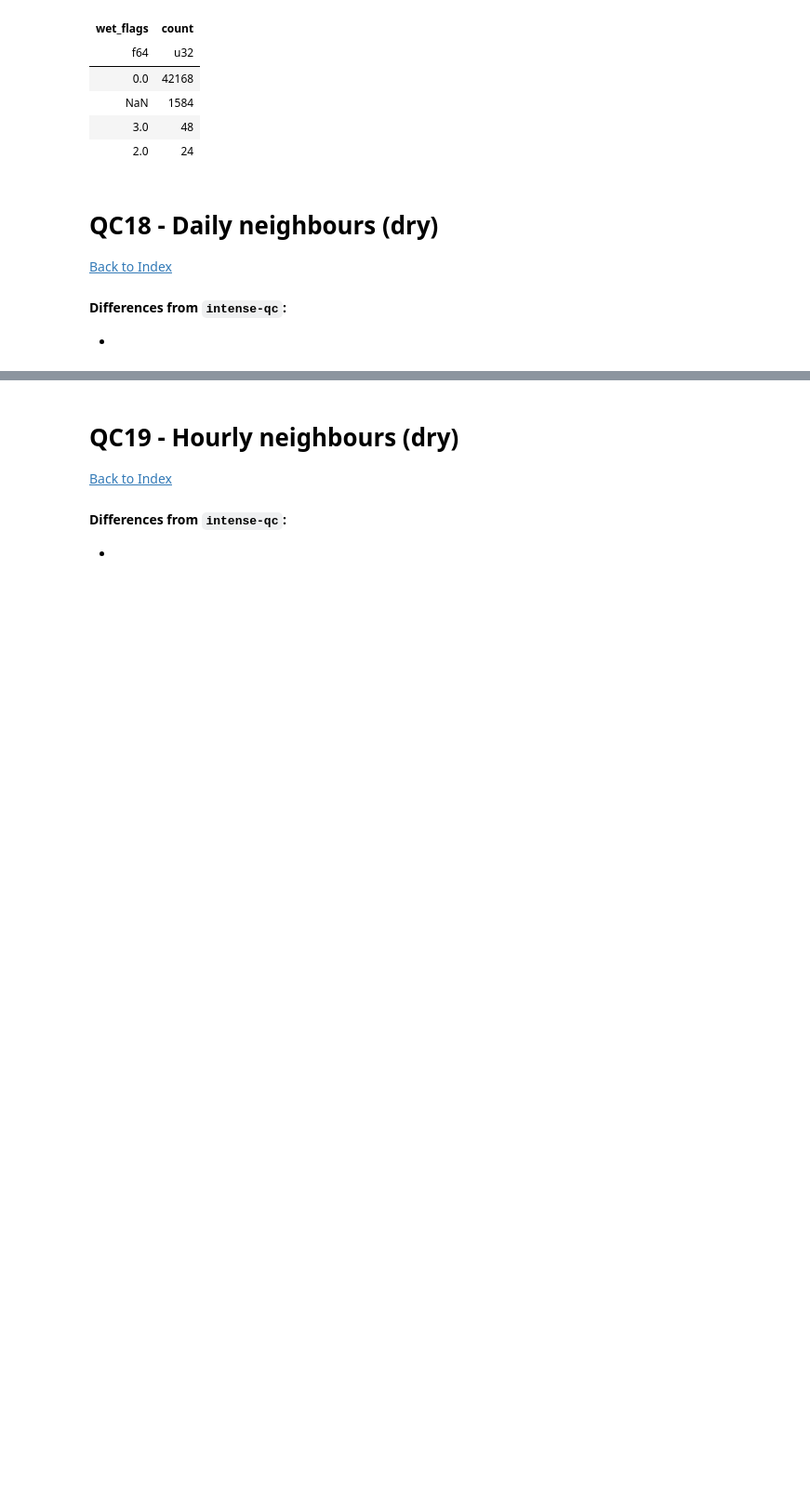
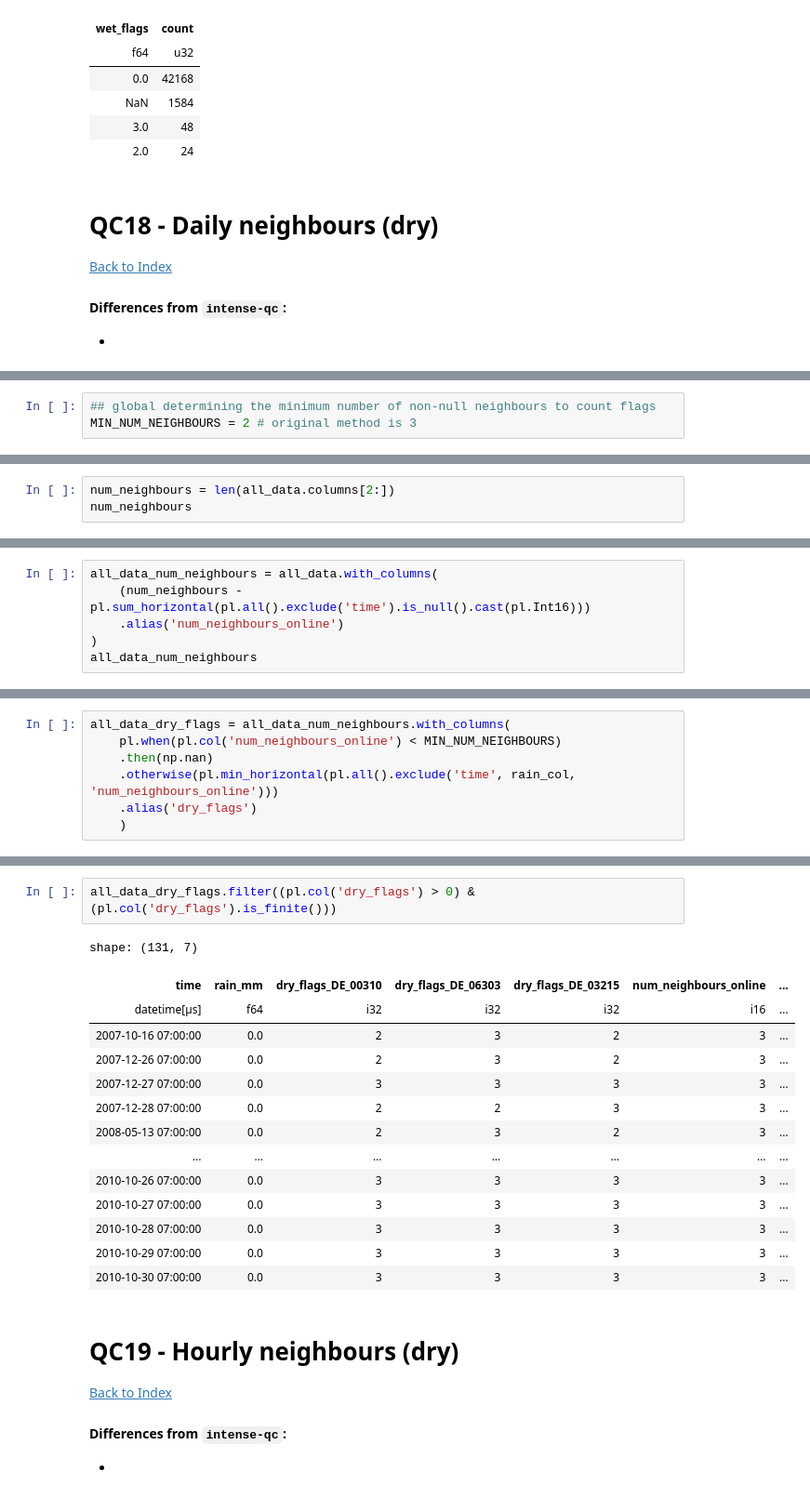
Before and after one commit to Thomasjkeel/RainfallQC-notebooks, a Jupyter notebook: notebooks/neighbour_checks.ipynb, the cells around one changed output, grey strips where cells are left out. Shown at 93% size. Cells and saved outputs as stored; diff of their text form; blank space fills up the shorter version.

```diff
--- a/notebooks/neighbour_checks.ipynb
+++ b/notebooks/neighbour_checks.ipynb
@@ -1380,0 +1497,3 @@ shape: (4, 2)
+# %%
+## global determining the minimum number of non-null neighbours to count flags
+MIN_NUM_NEIGHBOURS = 2 # original method is 3
@@ -1380,0 +1511,3 @@ shape: (4, 2)
+# %%
+num_neighbours = len(all_data.columns[2:])
+num_neighbours
@@ -1380,0 +1516,6 @@ shape: (4, 2)
+# %%
+all_data_num_neighbours = all_data.with_columns(
+    (num_neighbours - pl.sum_horizontal(pl.all().exclude('time').is_null().cast(pl.Int16)))
+    .alias('num_neighbours_online')
+)
+all_data_num_neighbours
@@ -1380,0 +1555,7 @@ shape: (4, 2)
+# %%
+all_data_dry_flags = all_data_num_neighbours.with_columns(
+    pl.when(pl.col('num_neighbours_online') < MIN_NUM_NEIGHBOURS)
+    .then(np.nan)
+    .otherwise(pl.min_horizontal(pl.all().exclude('time', rain_col, 'num_neighbours_online')))
+    .alias('dry_flags')
+    )
@@ -1381,3 +1573,20 @@ shape: (4, 2)
+# %%
+all_data_dry_flags.filter((pl.col('dry_flags') > 0) & (pl.col('dry_flags').is_finite()))
+# %% [output]
+shape: (131, 7)
+| time | rain_mm | dry_flags_DE_00310 | dry_flags_DE_06303 | dry_flags_DE_03215 | num_neighbours_online | ... |
+| datetime[μs] | f64 | i32 | i32 | i32 | i16 | ... |
+| 2007-10-16 07:00:00 | 0.0 | 2 | 3 | 2 | 3 | ... |
+| 2007-12-26 07:00:00 | 0.0 | 2 | 3 | 2 | 3 | ... |
+| 2007-12-27 07:00:00 | 0.0 | 3 | 3 | 3 | 3 | ... |
+| 2007-12-28 07:00:00 | 0.0 | 2 | 2 | 3 | 3 | ... |
+| 2008-05-13 07:00:00 | 0.0 | 2 | 3 | 2 | 3 | ... |
+| … | … | … | … | … | … | ... |
+| 2010-10-26 07:00:00 | 0.0 | 3 | 3 | 3 | 3 | ... |
+| 2010-10-27 07:00:00 | 0.0 | 3 | 3 | 3 | 3 | ... |
+| 2010-10-28 07:00:00 | 0.0 | 3 | 3 | 3 | 3 | ... |
+| 2010-10-29 07:00:00 | 0.0 | 3 | 3 | 3 | 3 | ... |
+| 2010-10-30 07:00:00 | 0.0 | 3 | 3 | 3 | 3 | ... |
 # %% [markdown]
 # QC19 - Hourly neighbours (dry)
 [Back to Index](#Table-of-contents)
```
Also changed, not shown: parts of 13 cells of this notebook.
